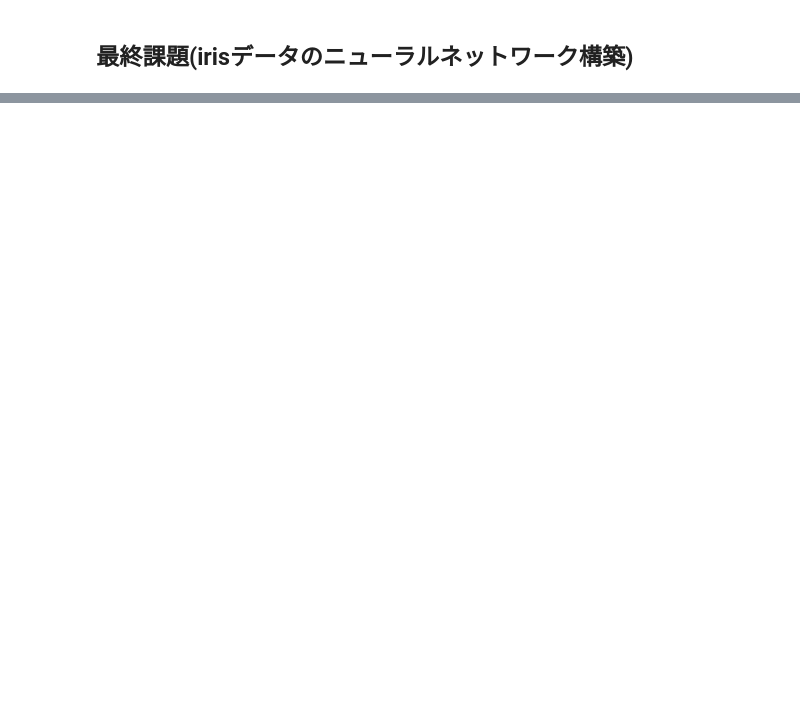
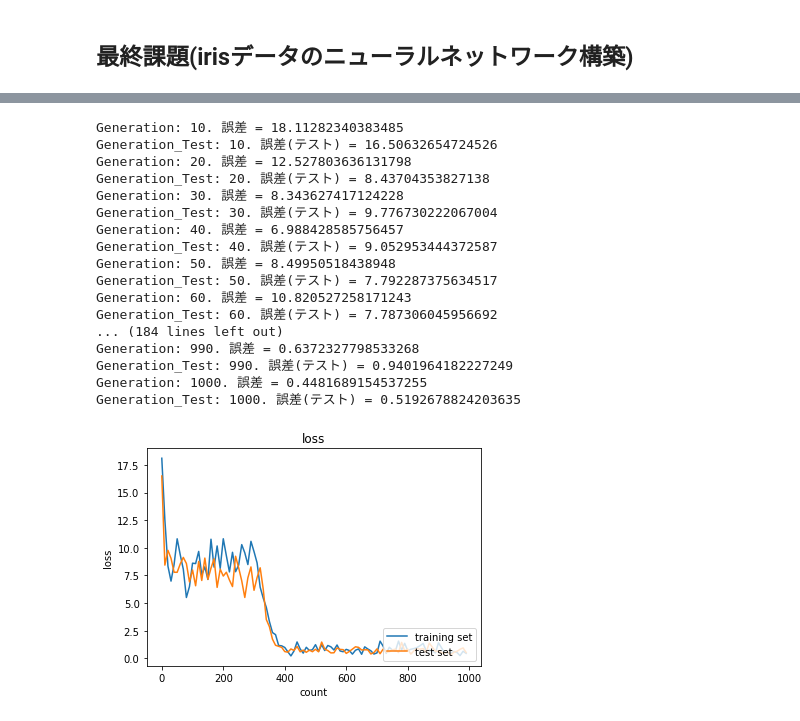
Before and after one commit to KenjiMatsumoto/DeepLearningProject, a Jupyter notebook: FinalCNN.ipynb, the cells around one changed output, grey strips where cells are left out. Drawn from its saved outputs; the diff is of its cells as text; code cells hidden in the pictures; blank space fills up the shorter version.

```diff
--- a/FinalCNN.ipynb
+++ b/FinalCNN.ipynb
@@ -219,0 +129,65 @@ Generation_Test: 1000. 誤差(テスト) = 0.40482739929172123
+# %%
+
+
+# 学習回数(1万回)
+learning_num = 1000
+
+# 描写頻度
+plot_interval=10
+
+# 訓練用サイズ
+train_size = len(x_train)
+# テスト用サイズ
+test_size = len(x_test)
+
+layerNet = LayerNet()
+
+# パラメータの初期化
+network = layerNet.init_network()
+
+losses = []
+losses_test = []
+
+for i in range(learning_num):
+    # 訓練用の学習
+    y_batch, y = layerNet.gradient(network, x_train, y_train, train_size)
+
+    # テスト用の学習
+    y_test_batch, y_t = layerNet.gradient(network, x_test, y_test, test_size)
+
+    if (i + 1) % plot_interval == 0:
+        loss = functions.least_square(y_batch, y)
+        losses.append(loss)
+        print('Generation: ' + str(i+1) + '. 誤差 = ' + str(loss))
+        loss_test = functions.least_square(y_test_batch, y_t)
+        losses_test.append(loss_test)
+        print('Generation_Test: ' + str(i+1) + '. 誤差(テスト) = ' + str(loss_test))
+
+lists = range(0, learning_num, plot_interval)
+plt.plot(lists, losses, label="training set")
+plt.plot(lists, losses_test, label="test set")
+plt.legend(loc="lower right")
+plt.title("loss")
+plt.xlabel("count")
+plt.ylabel("loss")
+# グラフの表示
+plt.show()
+# %% [output]
+Generation: 10. 誤差 = 18.11282340383485
+Generation_Test: 10. 誤差(テスト) = 16.50632654724526
+Generation: 20. 誤差 = 12.527803636131798
+Generation_Test: 20. 誤差(テスト) = 8.43704353827138
+Generation: 30. 誤差 = 8.343627417124228
+Generation_Test: 30. 誤差(テスト) = 9.776730222067004
+Generation: 40. 誤差 = 6.988428585756457
+Generation_Test: 40. 誤差(テスト) = 9.052953444372587
+Generation: 50. 誤差 = 8.49950518438948
+Generation_Test: 50. 誤差(テスト) = 7.792287375634517
+Generation: 60. 誤差 = 10.820527258171243
+Generation_Test: 60. 誤差(テスト) = 7.787306045956692
+... (184 lines left out)
+Generation: 990. 誤差 = 0.6372327798533268
+Generation_Test: 990. 誤差(テスト) = 0.9401964182227249
+Generation: 1000. 誤差 = 0.4481689154537255
+Generation_Test: 1000. 誤差(テスト) = 0.5192678824203635
+[figure, added]
```
Also changed, not shown: parts of 2 cells of this notebook.
